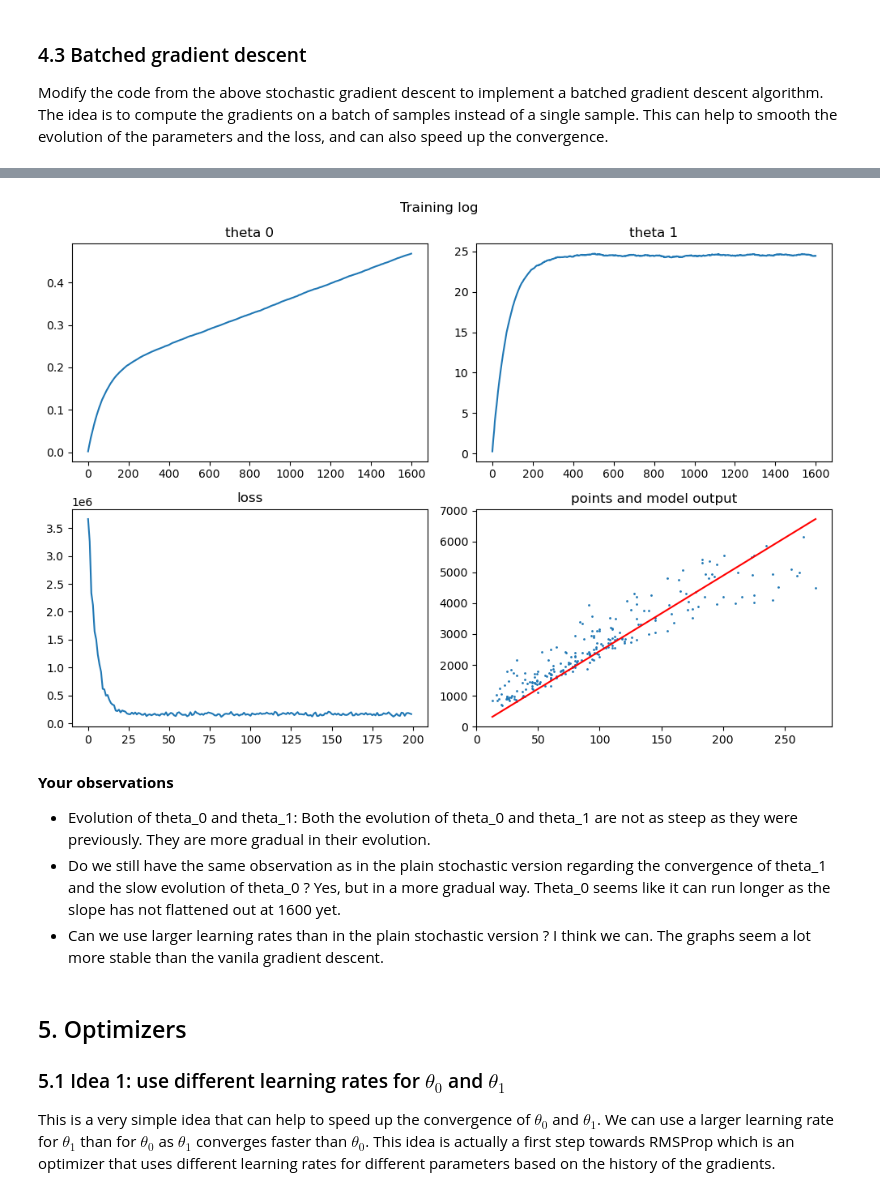
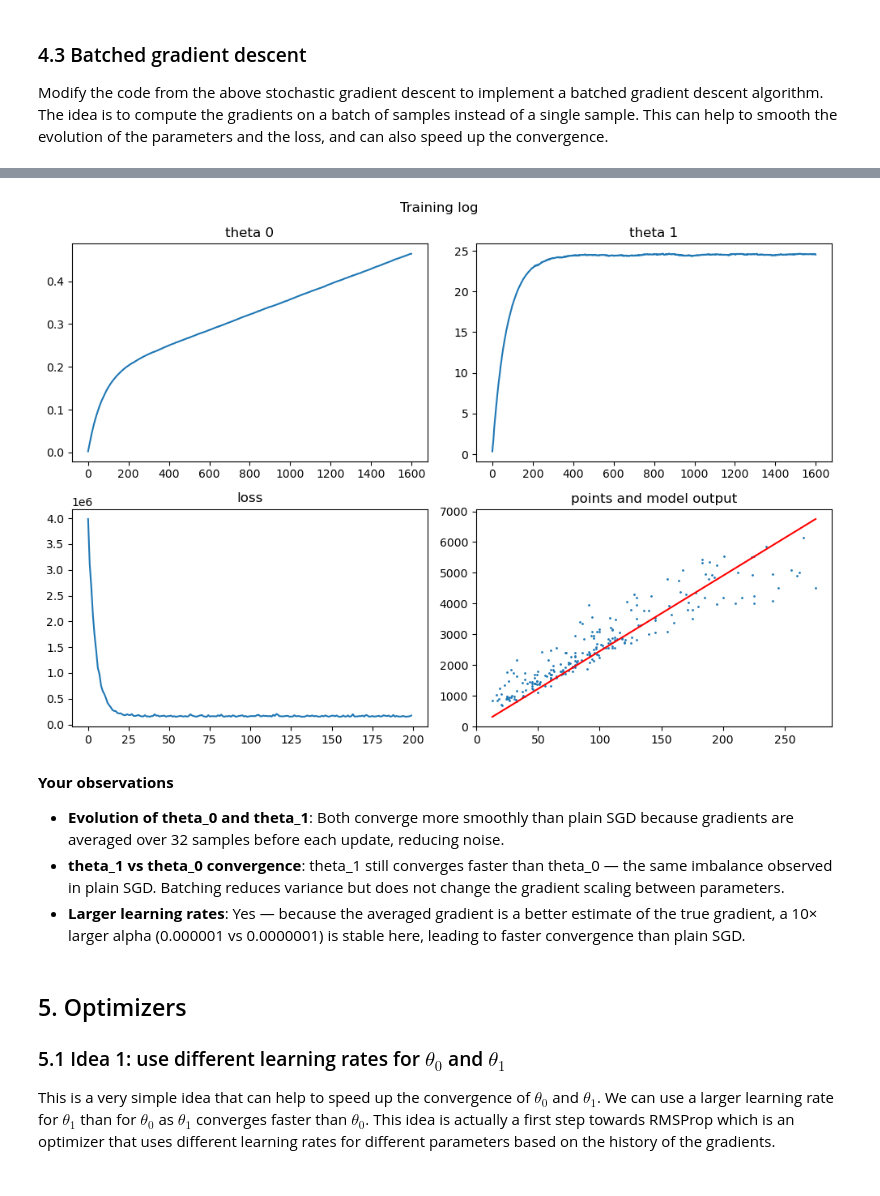
Before and after one commit to marcosncosta1/DeepLearning_practical_2, a Jupyter notebook: student-input/cg-linear-regression-stud.ipynb, the cells around one changed output, grey strips where cells are left out. Saved outputs shown, nothing was run; the diff lists cells and outputs as text; code cells hidden in the pictures.

```diff
--- a/student-input/cg-linear-regression-stud.ipynb
+++ b/student-input/cg-linear-regression-stud.ipynb
@@ -176,10 +141,10 @@ Parameter $\theta_1$ defines the slope, equal to the augmentation of the rent pr
 b) Compute the overall MSE loss :
 # %%
 def mse_loss(y_hat, y):
-    return np.sum((y_hat - y) ** 2) / (2 * len(y))
+    return np.mean((y_hat - y) ** 2) / 2
 
 y_hat = theta[0] + theta[1] * living_area
-J = mse_loss(y_hat, rent_price)
+J = mse_loss(y_hat, y)
 print("The total value of the loss is", J)  # should be around 105K
 # %% [output]
 The total value of the loss is 104915.13056913581
@@ -260,9 +239,6 @@ print(theta_0.grad_v, theta_1.grad_v)  # should give -1.0 -0.0
 # as the data points and the model curve at the end of training. The last value of the
 # evolution of theta_0 and theta_1 is used to plot the model curve.
 def plot_training_log(loss_evolution, t0_evolution, t1_evolution, x, y):
-    if len(t0_evolution) == 0 or len(t1_evolution) == 0:
-        raise ValueError("t0_evolution and t1_evolution are empty. Append parameter values during training before plotting.")
-
     fig, ((ax1, ax2), (ax3, ax4)) = plt.subplots(2, 2, figsize=(10,7))
     fig.suptitle('Training log')
     ax1.plot(t0_evolution)
@@ -298,17 +274,19 @@ for epoch in range(epochs):
         cg.reset_values()
         cg.forward([living_area[n], t0, t1, rent_price[n]])
         cg.backward()
-        t0 = t0 - alpha * theta_0.grad_v # update rule for theta_0
-        t1 = t1 - alpha * theta_1.grad_v # update rule for theta_1
+        t0 = t0 - alpha * theta_0.grad_v   # update rule for theta_0
+        t1 = t1 - alpha * theta_1.grad_v   # update rule for theta_1
         epoch_loss += j.v
         t0_evolution.append(t0)
         t1_evolution.append(t1)
     loss_evolution.append(epoch_loss / n_steps)
+    if epoch % 20 == 0:
+        print(f"Epoch {epoch}, loss: {epoch_loss/n_steps:.2f}, θ0={t0:.2f}, θ1={t1:.4f}")
 
 print("intercept (theta_0):", t0)
 print("slope (theta_1)    :", t1)
-y_hat = t0 + t1 * living_area
-J = mse_loss(y_hat, rent_price)
+y_hat_arr = t0 + t1 * living_area
+J = mse_loss(y_hat_arr, rent_price)
 print("The total value of the loss is", J)
 plot_training_log(loss_evolution, t0_evolution, t1_evolution, living_area, rent_price)
 # %% [output]
@@ -342,36 +331,39 @@ t1_evolution = []
 for epoch in range(epochs):
     n_steps = N // batch_size + 1  # the number of batches to make 1 epoch
     epoch_loss = 0.0
+    indices = list(range(N))
+    random.shuffle(indices)
+
     for step in range(n_steps):
-        # Sample a batch of indices
-        batch_indices = random.sample(range(N), k=batch_size)
-        batch_t0_grad = 0.0
-        batch_t1_grad = 0.0
-        batch_loss = 0.0
-
-        for n in batch_indices:
+        batch_idx = indices[step * batch_size : (step + 1) * batch_size]
+        if not batch_idx:
+            continue
+        grad_t0_acc = 0.0
+        grad_t1_acc = 0.0
+        batch_loss  = 0.0
+        for n in batch_idx:
             cg.reset_values()
             cg.forward([living_area[n], t0, t1, rent_price[n]])
             cg.backward()
-
-            batch_t0_grad += theta_0.grad_v
-            batch_t1_grad += theta_1.grad_v
-            batch_loss += j.v
-
-        # Update parameters using the average over the batch
-        t0 = t0 - alpha * (batch_t0_grad / batch_size)
-        t1 = t1 - alpha * (batch_t1_grad / batch_size)
-        epoch_loss += batch_loss / batch_size
+            batch_loss  += j.v
+            grad_t0_acc += theta_0.grad_v
+            grad_t1_acc += theta_1.grad_v
+        bs = len(batch_idx)
+        t0 = t0 - alpha * grad_t0_acc / bs
+        t1 = t1 - alpha * grad_t1_acc / bs
+        epoch_loss += batch_loss / bs
         t0_evolution.append(t0)
         t1_evolution.append(t1)
 
     loss_evolution.append(epoch_loss / n_steps)
     epoch_loss = 0.0
+    if epoch % 20 == 0:
+        print(f"Epoch {epoch}, loss: {loss_evolution[-1]:.2f}, θ0={t0:.2f}, θ1={t1:.4f}")
 
 print("intercept (theta_0):", t0)
 print("slope (theta_1)    :", t1)
-y_hat = t0 + t1 * living_area
-J = mse_loss(y_hat, rent_price)
+y_hat_arr = t0 + t1 * living_area
+J = mse_loss(y_hat_arr, rent_price)
 print("The total value of the loss is", J)
 plot_training_log(loss_evolution, t0_evolution, t1_evolution, living_area, rent_price)
 # %% [output]
@@ -381,10 +383,10 @@ The total value of the loss is 163564.63375289165
-[figure, old version]
+[figure, new version]
 # %% [markdown]
 **Your observations**
 
-- Evolution of theta_0 and theta_1: Both the evolution of theta_0 and theta_1 are not as steep as they were previously. They are more gradual in their evolution.
-- Do we still have the same observation as in the plain stochastic version regarding the convergence of theta_1 and the slow evolution of theta_0 ? Yes, but in a more gradual way. Theta_0 seems like it can run longer as the slope has not flattened out at 1600 yet.
-- Can we use larger learning rates than in the plain stochastic version ? I think we can. The graphs seem a lot more stable than the vanila gradient descent.
+- **Evolution of theta_0 and theta_1**: Both converge more smoothly than plain SGD because gradients are averaged over 32 samples before each update, reducing noise.
+- **theta_1 vs theta_0 convergence**: theta_1 still converges faster than theta_0 — the same imbalance observed in plain SGD. Batching reduces variance but does not change the gradient scaling between parameters.
+- **Larger learning rates**: Yes — because the averaged gradient is a better estimate of the true gradient, a 10× larger alpha (0.000001 vs 0.0000001) is stable here, leading to faster convergence than plain SGD.
 # %% [markdown]
 ## 5. Optimizers
 ### 5.1 Idea 1: use different learning rates for $\theta_0$ and $\theta_1$
```
Also changed, not shown: parts of 23 cells of this notebook.
